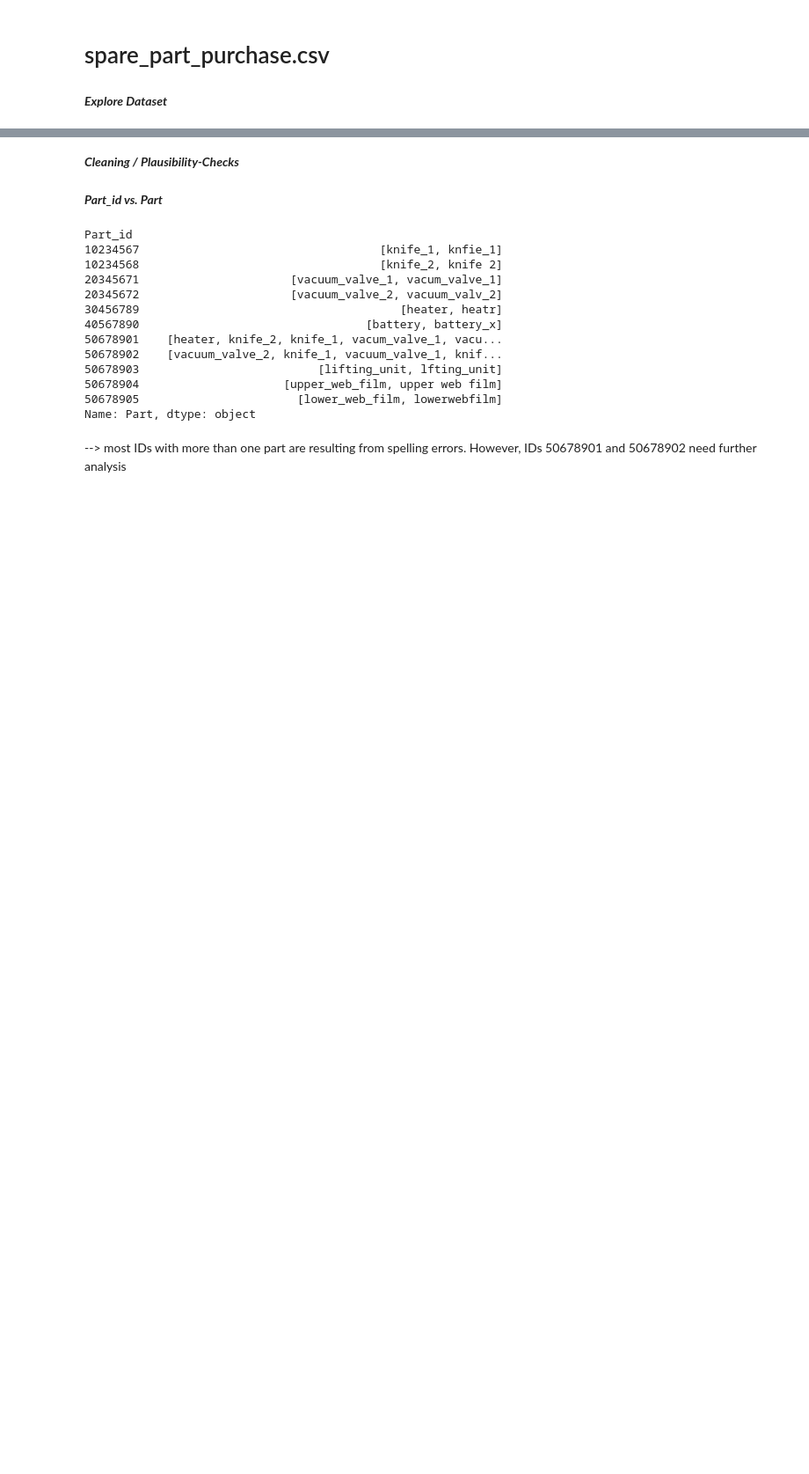
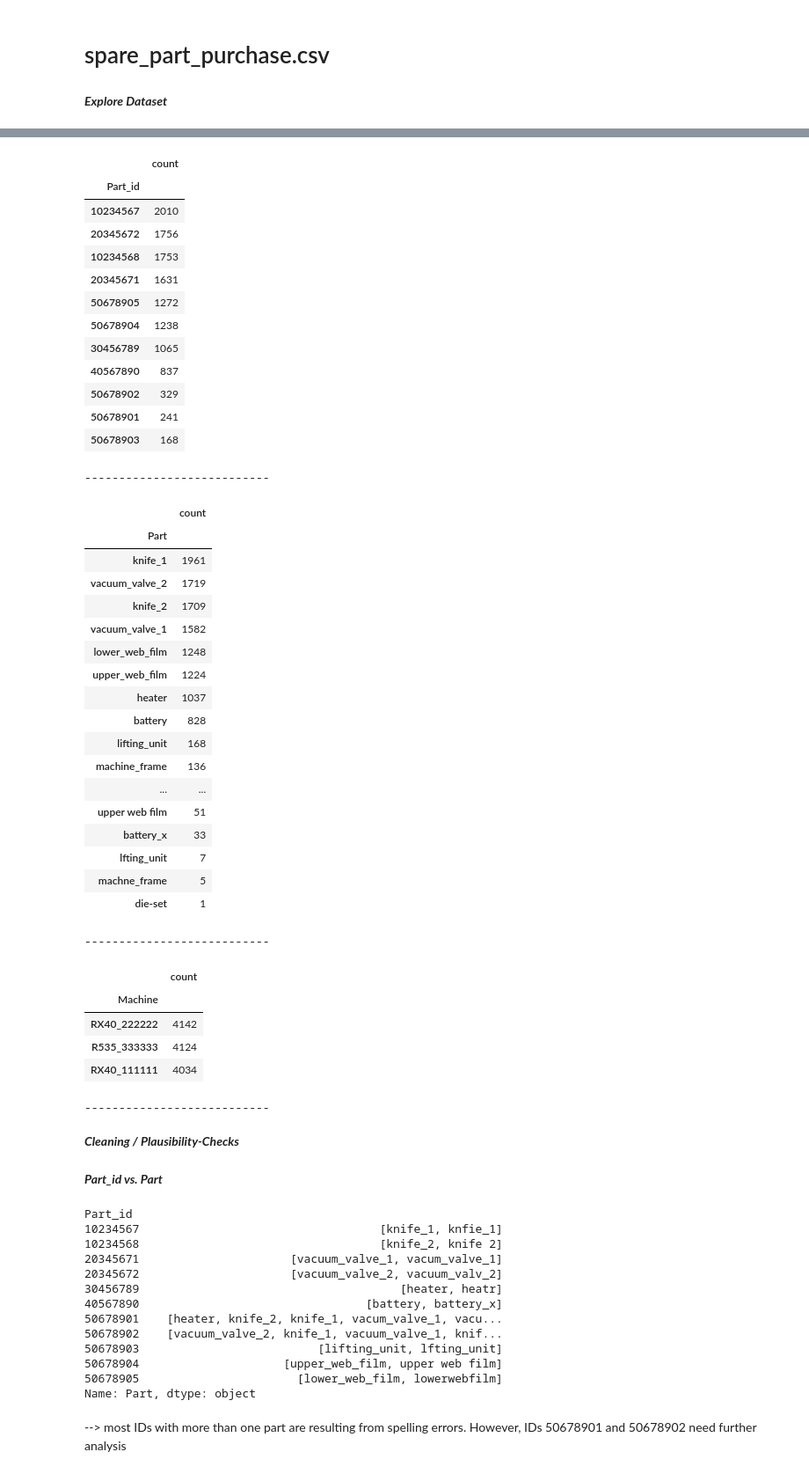
Before and after one commit to Marius089/spare-parts-analysis, a Jupyter notebook: spare_part_task_final.ipynb, the cells around one changed output, grey strips where cells are left out. Shown at 88% size. Cells and saved outputs as stored; diff of their text form; code cells hidden in the pictures; blank space fills up the shorter version.

```diff
--- a/spare_part_task_final.ipynb
+++ b/spare_part_task_final.ipynb
@@ -23,7 +23,7 @@ print("SHAPE:", "\n", df_part.shape, "\n", "\n",
 print("Categories:", "\n")
 cols_cat = ["Part_id","Part", "Machine"]
 for cat in cols_cat:
-    print(df_part.loc[:, cat].value_counts(dropna=False))
+    display(df_part.loc[:, cat].value_counts(dropna=False).to_frame())
     print("---------------------------")
 # %% [output]
 SHAPE:
@@ -46,3 +46,42 @@ Name: count, dtype: int64
+|  | count |
+| Part_id |  |
+| 10234567 | 2010 |
+| 20345672 | 1756 |
+| 10234568 | 1753 |
+| 20345671 | 1631 |
+| 50678905 | 1272 |
+| 50678904 | 1238 |
+| 30456789 | 1065 |
+| 40567890 | 837 |
+| 50678902 | 329 |
+| 50678901 | 241 |
+| 50678903 | 168 |
+---------------------------
+|  | count |
+| Part |  |
+| knife_1 | 1961 |
+| vacuum_valve_2 | 1719 |
+| knife_2 | 1709 |
+| vacuum_valve_1 | 1582 |
+| lower_web_film | 1248 |
+| upper_web_film | 1224 |
+| heater | 1037 |
+| battery | 828 |
+| lifting_unit | 168 |
+| machine_frame | 136 |
+| ... | ... |
+| upper web film | 51 |
+| battery_x | 33 |
+| lfting_unit | 7 |
+| machne_frame | 5 |
+| die-set | 1 |
+---------------------------
+|  | count |
+| Machine |  |
+| RX40_222222 | 4142 |
+| R535_333333 | 4124 |
+| RX40_111111 | 4034 |
+---------------------------
 # %% [markdown]
 ***Cleaning / Plausibility-Checks***
 # %% [markdown]
```
Also changed, not shown: parts of 5 cells of this notebook.
